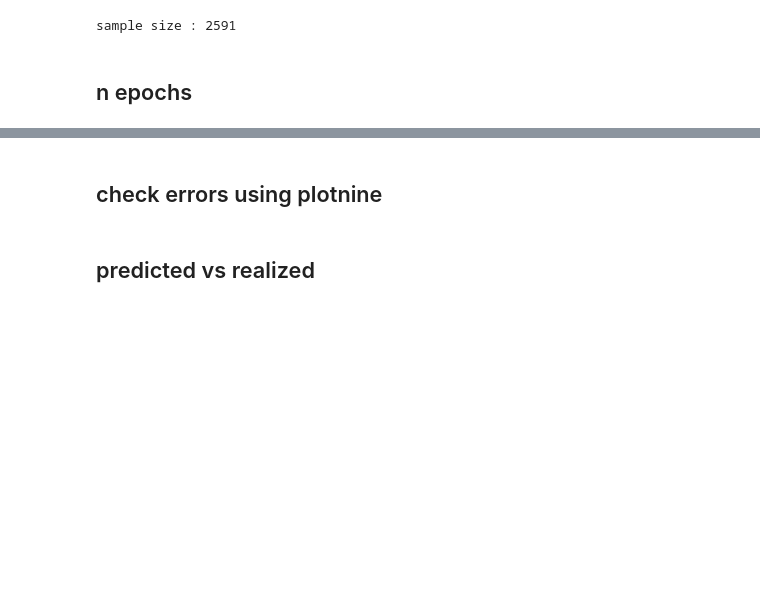
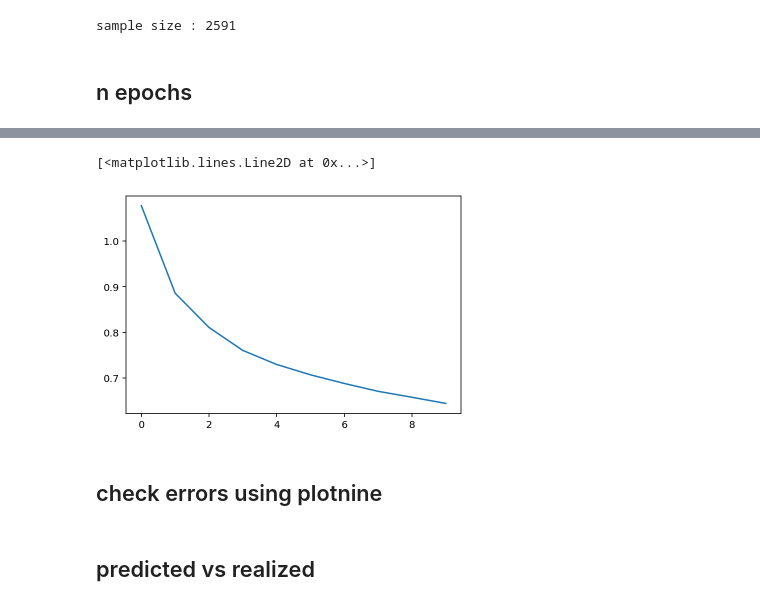
Before and after one commit to unagiinu2k/deepjazz_in_a_file, a Jupyter notebook: rnn_bach_chords_as_sequence.ipynb, the cells around one changed output, grey strips where cells are left out. Cells and saved outputs as stored; diff of their text form; code cells hidden in the pictures; blank space fills up the shorter version.

```diff
--- a/rnn_bach_chords_as_sequence.ipynb
+++ b/rnn_bach_chords_as_sequence.ipynb
@@ -532,3 +461,8 @@ plt.plot(losses)
+# %%
+plt.plot(losses2)
+# %% [output]
+[<matplotlib.lines.Line2D at 0x...>]
+[figure, added]
 # %% [markdown]
 ## check errors using plotnine
 # %%
```
Also changed, not shown: parts of 60 cells of this notebook, 1 other file.
